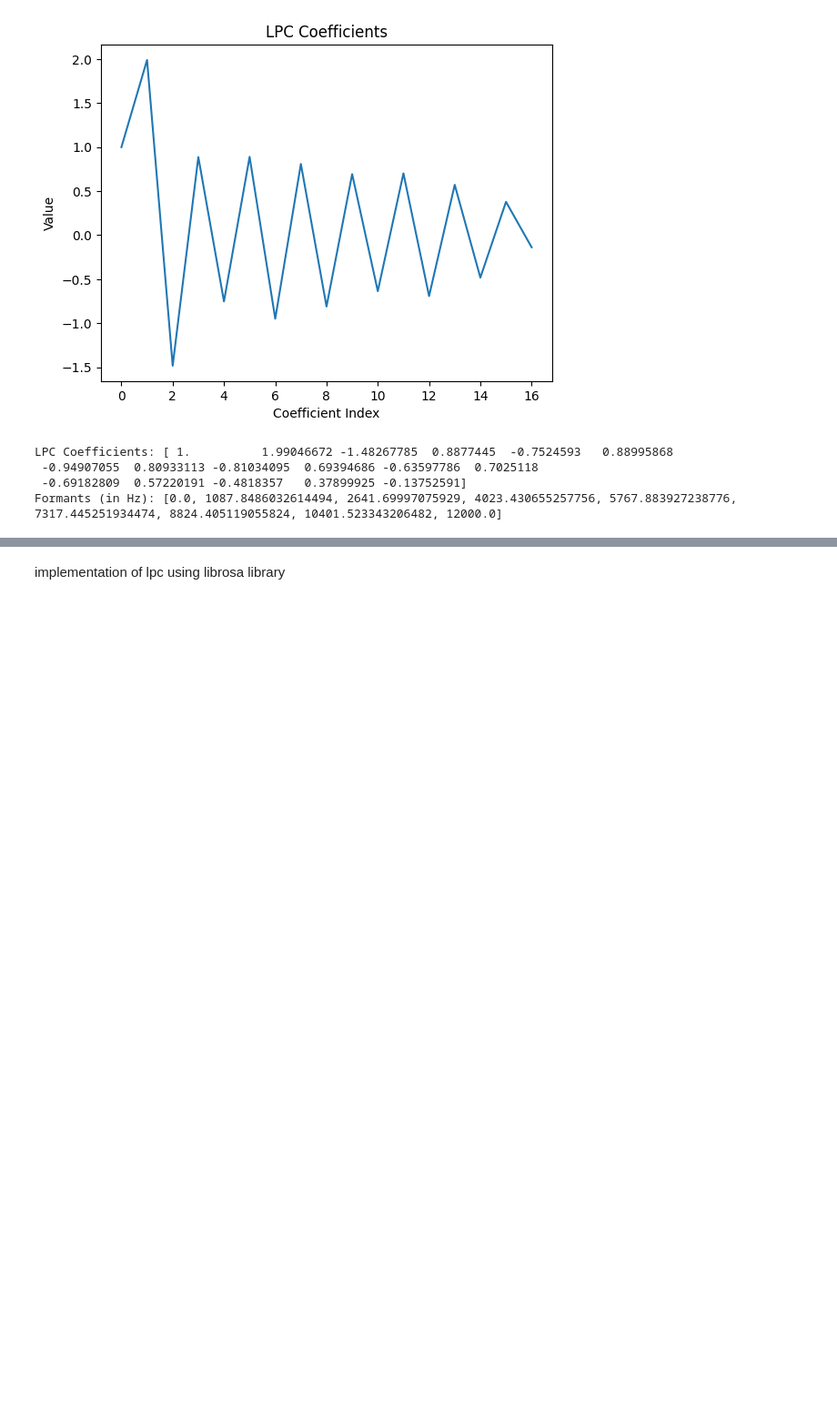
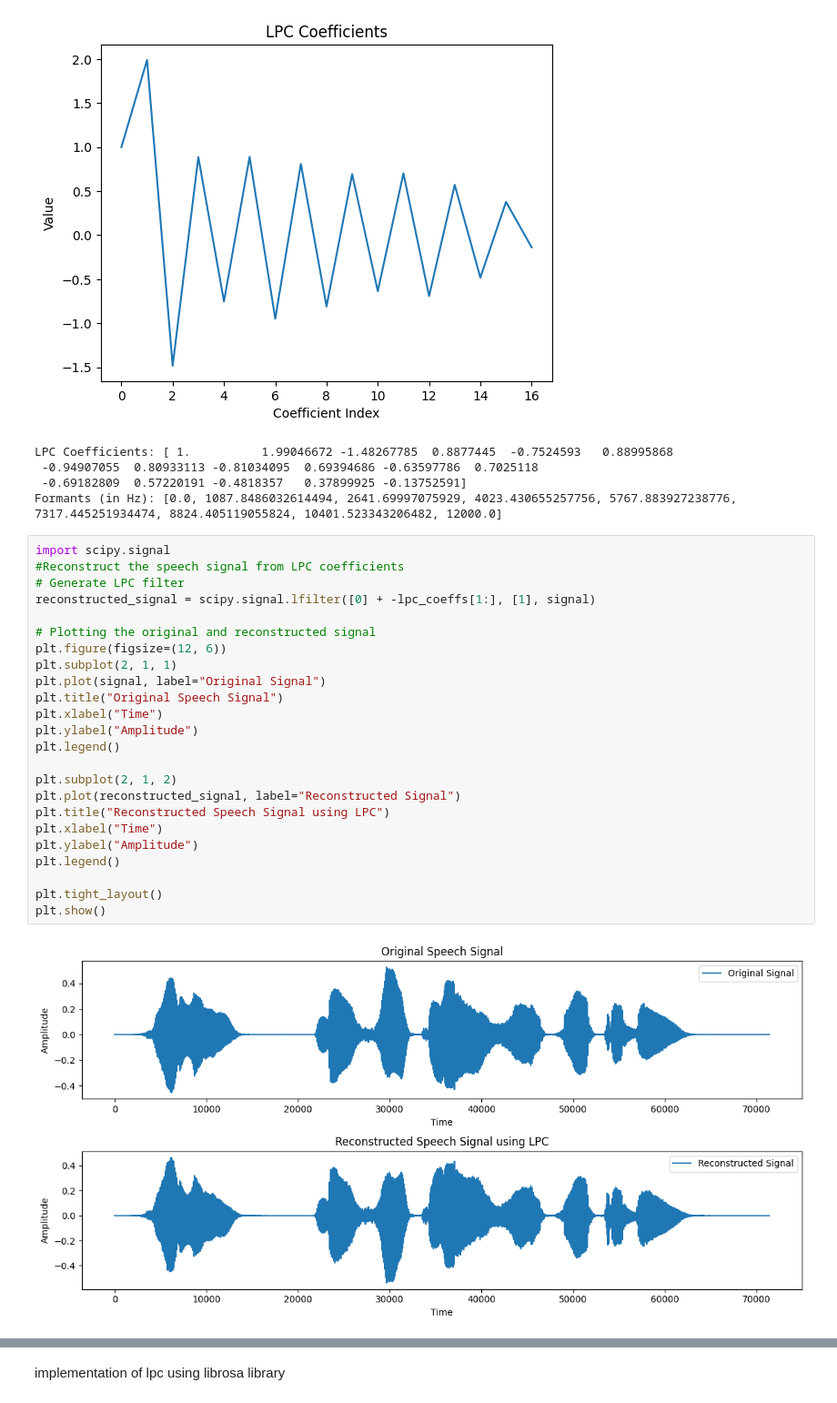
Before and after one commit to joshIsac/SpeechRecognition-, a Jupyter notebook: 2348423_lab-4-Linear predictive coding.ipynb, the cells around one changed output, grey strips where cells are left out. Shown: that part at 91% size. Saved outputs shown, nothing was run; the diff lists cells and outputs as text; blank space fills up the shorter version.

```diff
--- a/2348423_lab-4-Linear predictive coding.ipynb
+++ b/2348423_lab-4-Linear predictive coding.ipynb
@@ -139,3 +120,29 @@ LPC Coefficients: [ 1.          1.99046672 -1.48267785  0.8877445  -0.7524593
  -0.94907055  0.80933113 -0.81034095  0.69394686 -0.63597786  0.7025118
  -0.69182809  0.57220191 -0.4818357   0.37899925 -0.13752591]
 Formants (in Hz): [0.0, 1087.8486032614494, 2641.69997075929, 4023.430655257756, 5767.883927238776, 7317.445251934474, 8824.405119055824, 10401.523343206482, 12000.0]
+# %%
+import scipy.signal
+#Reconstruct the speech signal from LPC coefficients
+# Generate LPC filter
+reconstructed_signal = scipy.signal.lfilter([0] + -lpc_coeffs[1:], [1], signal)
+
+# Plotting the original and reconstructed signal
+plt.figure(figsize=(12, 6))
+plt.subplot(2, 1, 1)
+plt.plot(signal, label="Original Signal")
+plt.title("Original Speech Signal")
+plt.xlabel("Time")
+plt.ylabel("Amplitude")
+plt.legend()
+
+plt.subplot(2, 1, 2)
+plt.plot(reconstructed_signal, label="Reconstructed Signal")
+plt.title("Reconstructed Speech Signal using LPC")
+plt.xlabel("Time")
+plt.ylabel("Amplitude")
+plt.legend()
+
+plt.tight_layout()
+plt.show()
+# %% [output]
+[figure, added]
```
Also changed, not shown: parts of 3 cells of this notebook.
